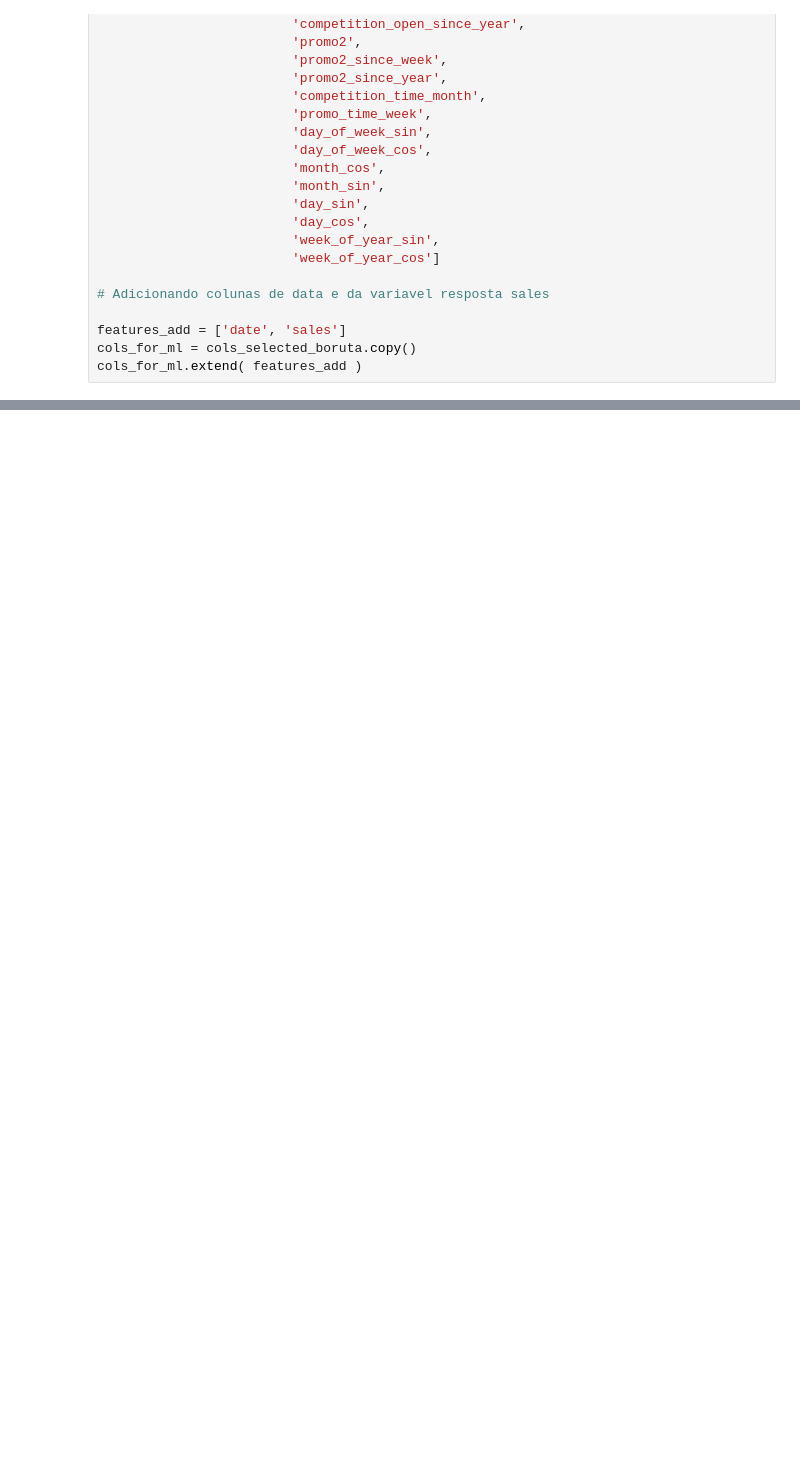
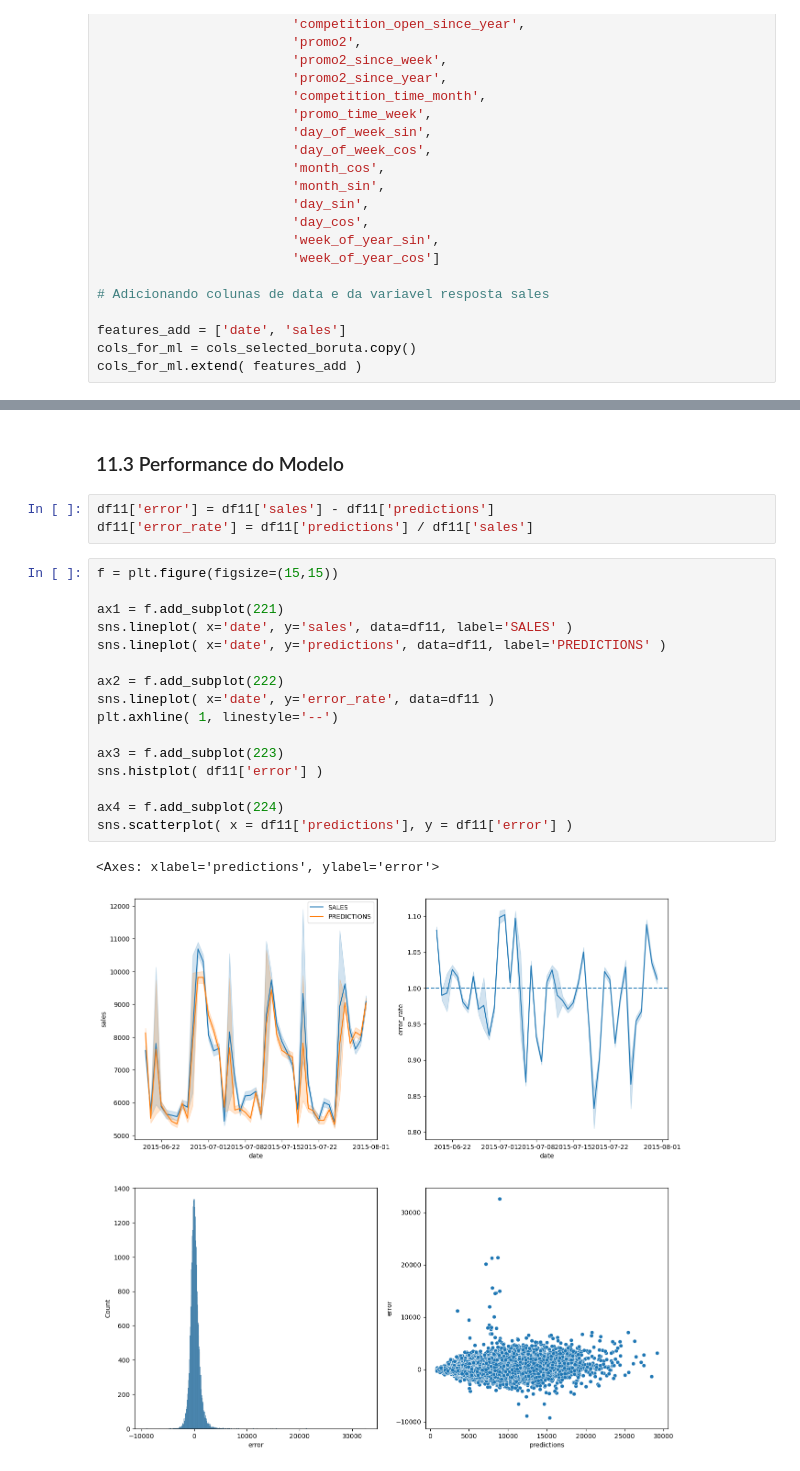
Before and after one commit to rafapires07/rossmann_store, a Jupyter notebook: rossmann_store_jupyter.ipynb, the cells around one changed output, grey strips where cells are left out. Drawn from its saved outputs; the diff is of its cells as text; blank space fills up the shorter version.

Commit message:
Modelo de ML finalizado, pronto para iniciar o processo de deploy

```diff
--- a/rossmann_store_jupyter.ipynb
+++ b/rossmann_store_jupyter.ipynb
@@ -845,0 +1248,24 @@ df_for_ml
+# %% [markdown]
+### 11.3 Performance do Modelo
+# %%
+df11['error'] = df11['sales'] - df11['predictions']
+df11['error_rate'] = df11['predictions'] / df11['sales']
+# %%
+f = plt.figure(figsize=(15,15))
+
+ax1 = f.add_subplot(221)
+sns.lineplot( x='date', y='sales', data=df11, label='SALES' )
+sns.lineplot( x='date', y='predictions', data=df11, label='PREDICTIONS' )
+
+ax2 = f.add_subplot(222)
+sns.lineplot( x='date', y='error_rate', data=df11 )
+plt.axhline( 1, linestyle='--')
+
+ax3 = f.add_subplot(223)
+sns.histplot( df11['error'] )
+
+ax4 = f.add_subplot(224)
+sns.scatterplot( x = df11['predictions'], y = df11['error'] )
+# %% [output]
+<Axes: xlabel='predictions', ylabel='error'>
+[figure, added]
```
Also changed, not shown: parts of 79 cells of this notebook, 1 other file.
